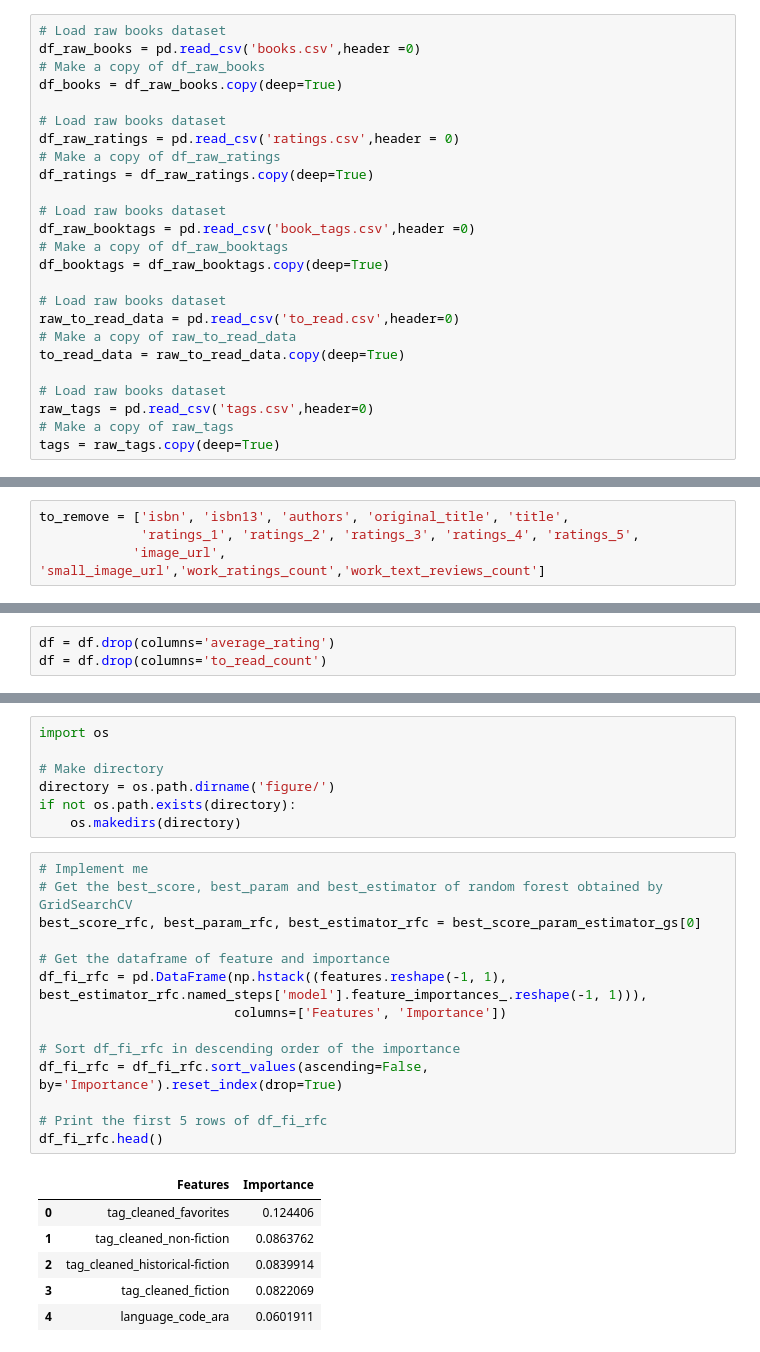
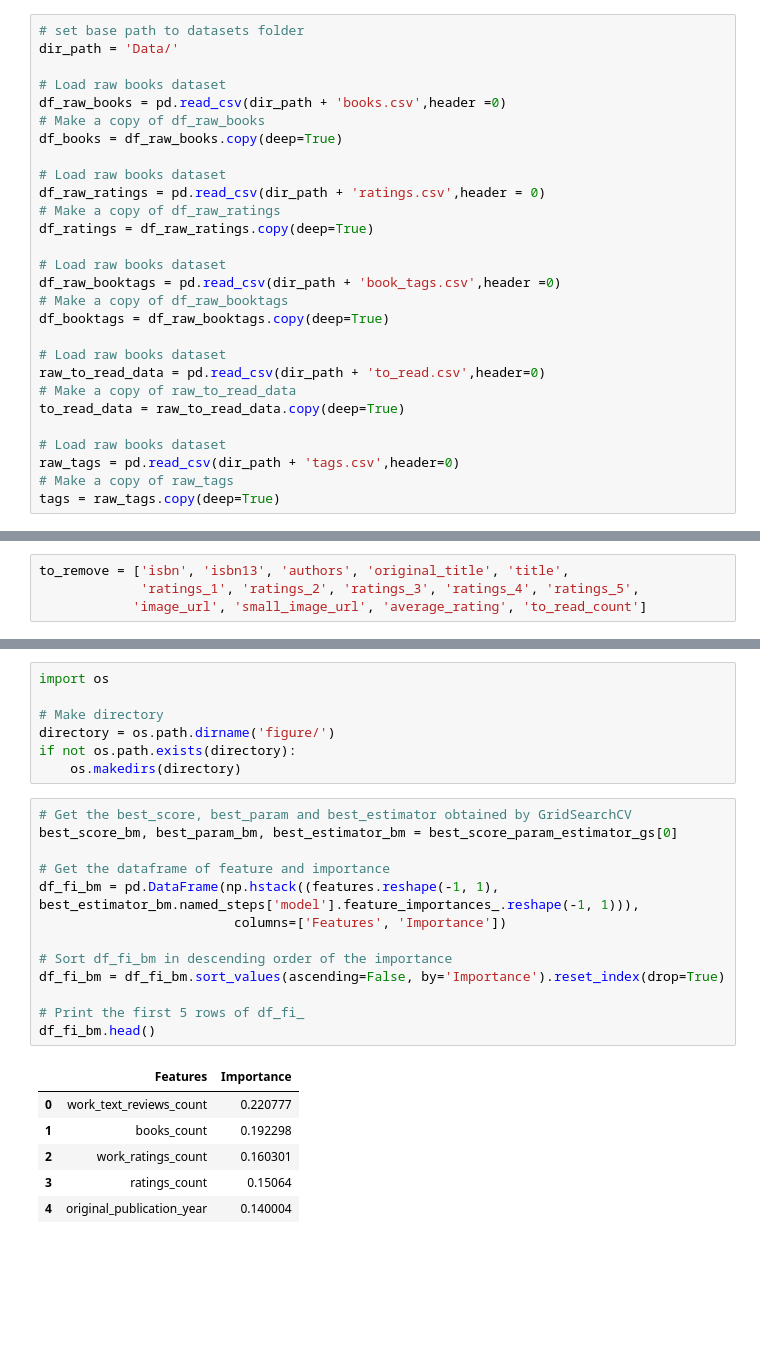
Before and after one commit to Eserichard/Book-Recommender, a Jupyter notebook: ML_RecSys_booksdata.ipynb, the cells around one changed output, grey strips where cells are left out. Cells and saved outputs as stored; diff of their text form; blank space fills up the shorter version.

```diff
--- a/ML_RecSys_booksdata.ipynb
+++ b/ML_RecSys_booksdata.ipynb
@@ -21,28 +36,31 @@ pd.set_option('display.max_rows',None)
 import warnings
 warnings.filterwarnings('ignore')
 # %%
+# set base path to datasets folder
+dir_path = 'Data/'
+
 # Load raw books dataset
-df_raw_books = pd.read_csv('books.csv',header =0)
+df_raw_books = pd.read_csv(dir_path + 'books.csv',header =0)
 # Make a copy of df_raw_books
 df_books = df_raw_books.copy(deep=True)
 
 # Load raw books dataset
-df_raw_ratings = pd.read_csv('ratings.csv',header = 0)
+df_raw_ratings = pd.read_csv(dir_path + 'ratings.csv',header = 0)
 # Make a copy of df_raw_ratings
 df_ratings = df_raw_ratings.copy(deep=True)
 
 # Load raw books dataset
-df_raw_booktags = pd.read_csv('book_tags.csv',header =0)
+df_raw_booktags = pd.read_csv(dir_path + 'book_tags.csv',header =0)
 # Make a copy of df_raw_booktags
 df_booktags = df_raw_booktags.copy(deep=True)
 
 # Load raw books dataset
-raw_to_read_data = pd.read_csv('to_read.csv',header=0)
+raw_to_read_data = pd.read_csv(dir_path + 'to_read.csv',header=0)
 # Make a copy of raw_to_read_data
 to_read_data = raw_to_read_data.copy(deep=True)
 
 # Load raw books dataset
-raw_tags = pd.read_csv('tags.csv',header=0)
+raw_tags = pd.read_csv(dir_path + 'tags.csv',header=0)
 # Make a copy of raw_tags
 tags = raw_tags.copy(deep=True)
 # %%
@@ -565,7 +553,7 @@ pd.DataFrame([[df_test.shape[0], df_test.shape[1]]], columns=['# rows', '# colum
 # %%
 to_remove = ['isbn', 'isbn13', 'authors', 'original_title', 'title',
              'ratings_1', 'ratings_2', 'ratings_3', 'ratings_4', 'ratings_5',
-            'image_url', 'small_image_url','work_ratings_count','work_text_reviews_count']
+            'image_url', 'small_image_url', 'average_rating', 'to_read_count']
 # %%
 # Remove rows with irrelevant columns from df_train
 df_train = df_train.drop(columns=to_remove)
@@ -682,7 +669,4 @@ df.head()
 5 rows × 29 columns
-# %%
-df = df.drop(columns='average_rating')
-df = df.drop(columns='to_read_count')
 # %%
 df.head()
 # %% [output]
@@ -983,26 +959,25 @@ directory = os.path.dirname('figure/')
 if not os.path.exists(directory):
     os.makedirs(directory)
 # %%
-# Implement me
-# Get the best_score, best_param and best_estimator of random forest obtained by GridSearchCV
-best_score_rfc, best_param_rfc, best_estimator_rfc = best_score_param_estimator_gs[0]
+# Get the best_score, best_param and best_estimator obtained by GridSearchCV
+best_score_bm, best_param_bm, best_estimator_bm = best_score_param_estimator_gs[0]
 
 # Get the dataframe of feature and importance
-df_fi_rfc = pd.DataFrame(np.hstack((features.reshape(-1, 1), best_estimator_rfc.named_steps['model'].feature_importances_.reshape(-1, 1))),
+df_fi_bm = pd.DataFrame(np.hstack((features.reshape(-1, 1), best_estimator_bm.named_steps['model'].feature_importances_.reshape(-1, 1))),
                          columns=['Features', 'Importance'])
 
-# Sort df_fi_rfc in descending order of the importance
-df_fi_rfc = df_fi_rfc.sort_values(ascending=False, by='Importance').reset_index(drop=True)
+# Sort df_fi_bm in descending order of the importance
+df_fi_bm = df_fi_bm.sort_values(ascending=False, by='Importance').reset_index(drop=True)
 
-# Print the first 5 rows of df_fi_rfc
-df_fi_rfc.head()
+# Print the first 5 rows of df_fi_
+df_fi_bm.head()
 # %% [output]
 |  | Features | Importance |
-| 0 | tag_cleaned_favorites | 0.124406 |
-| 1 | tag_cleaned_non-fiction | 0.0863762 |
-| 2 | tag_cleaned_historical-fiction | 0.0839914 |
-| 3 | tag_cleaned_fiction | 0.0822069 |
-| 4 | language_code_ara | 0.0601911 |
+| 0 | work_text_reviews_count | 0.220777 |
+| 1 | books_count | 0.192298 |
+| 2 | work_ratings_count | 0.160301 |
+| 3 | ratings_count | 0.15064 |
+| 4 | original_publication_year | 0.140004 |
 # %%
 # Create a figure
 fig = plt.figure(figsize=(10, 5))
```
Also changed, not shown: parts of 100 cells of this notebook, 2 other files.
